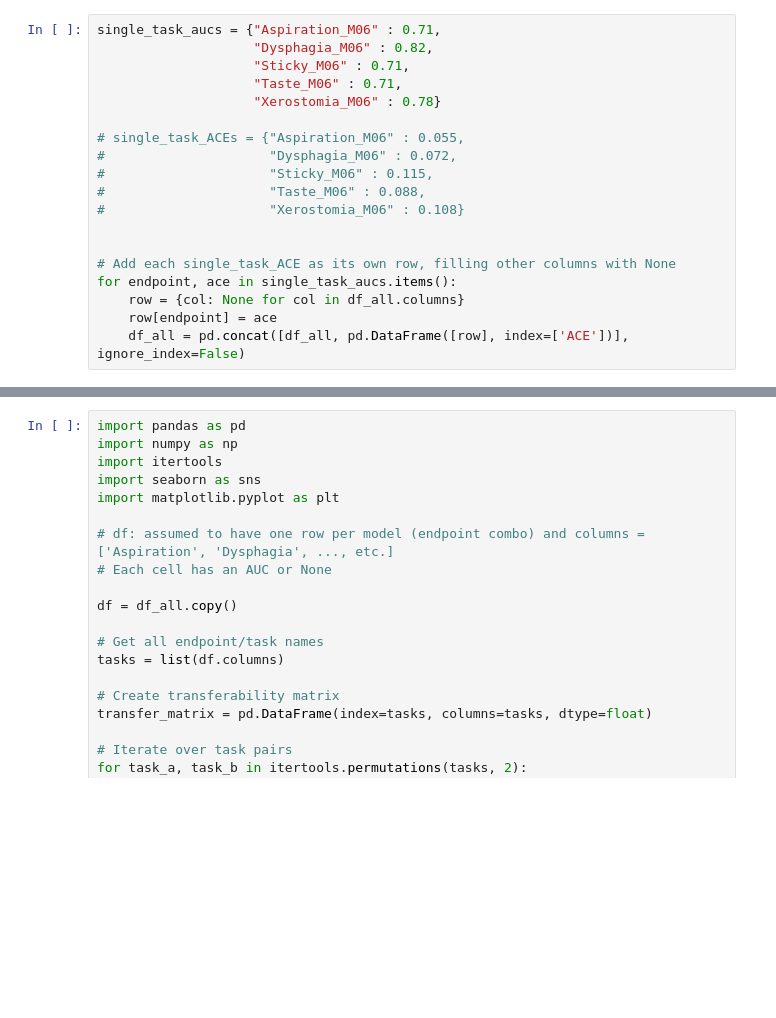
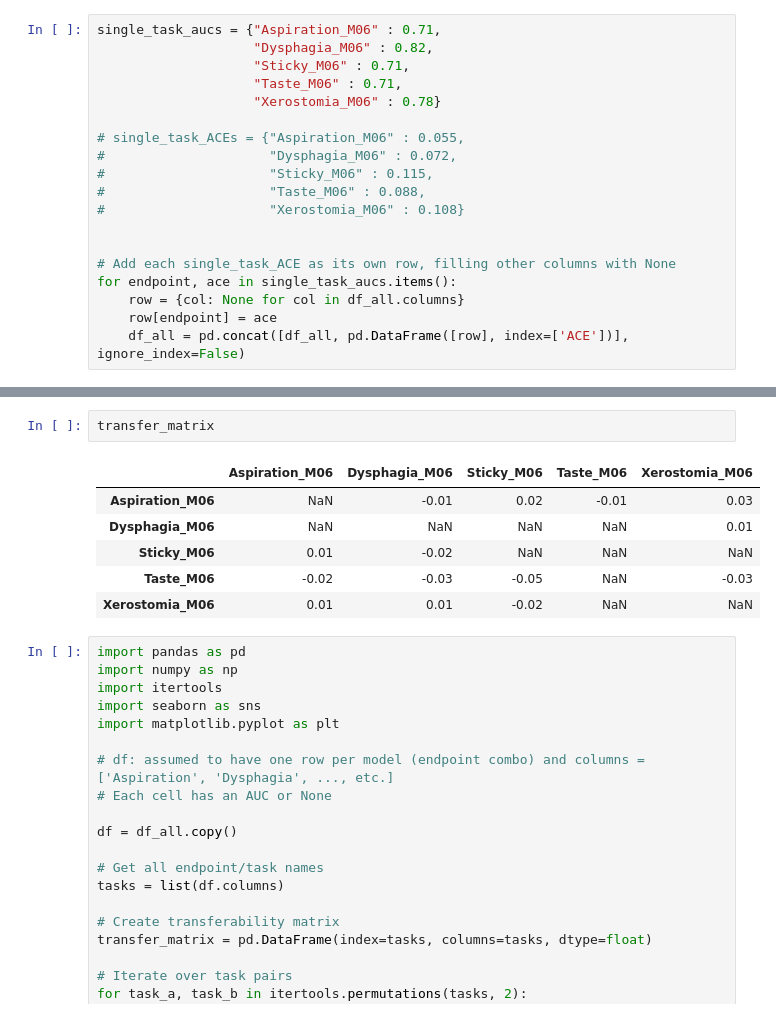
Before and after one commit to DLinRadiotherapyUMCG/PR3DICTR, a Jupyter notebook: MULTITOX/endpoint_combinations.ipynb, the cells around one changed output, grey strips where cells are left out. Drawn from its saved outputs; the diff is of its cells as text; blank space fills up the shorter version.

```diff
--- a/MULTITOX/endpoint_combinations.ipynb
+++ b/MULTITOX/endpoint_combinations.ipynb
@@ -105,3 +120,12 @@ plt.show()
+# %%
+transfer_matrix
+# %% [output]
+|  | Aspiration_M06 | Dysphagia_M06 | Sticky_M06 | Taste_M06 | Xerostomia_M06 |
+| Aspiration_M06 | NaN | -0.01 | 0.02 | -0.01 | 0.03 |
+| Dysphagia_M06 | NaN | NaN | NaN | NaN | 0.01 |
+| Sticky_M06 | 0.01 | -0.02 | NaN | NaN | NaN |
+| Taste_M06 | -0.02 | -0.03 | -0.05 | NaN | -0.03 |
+| Xerostomia_M06 | 0.01 | 0.01 | -0.02 | NaN | NaN |
 # %%
 import pandas as pd
 import numpy as np
```
Also changed, not shown: parts of 1 cell of this notebook, 11 other files.
